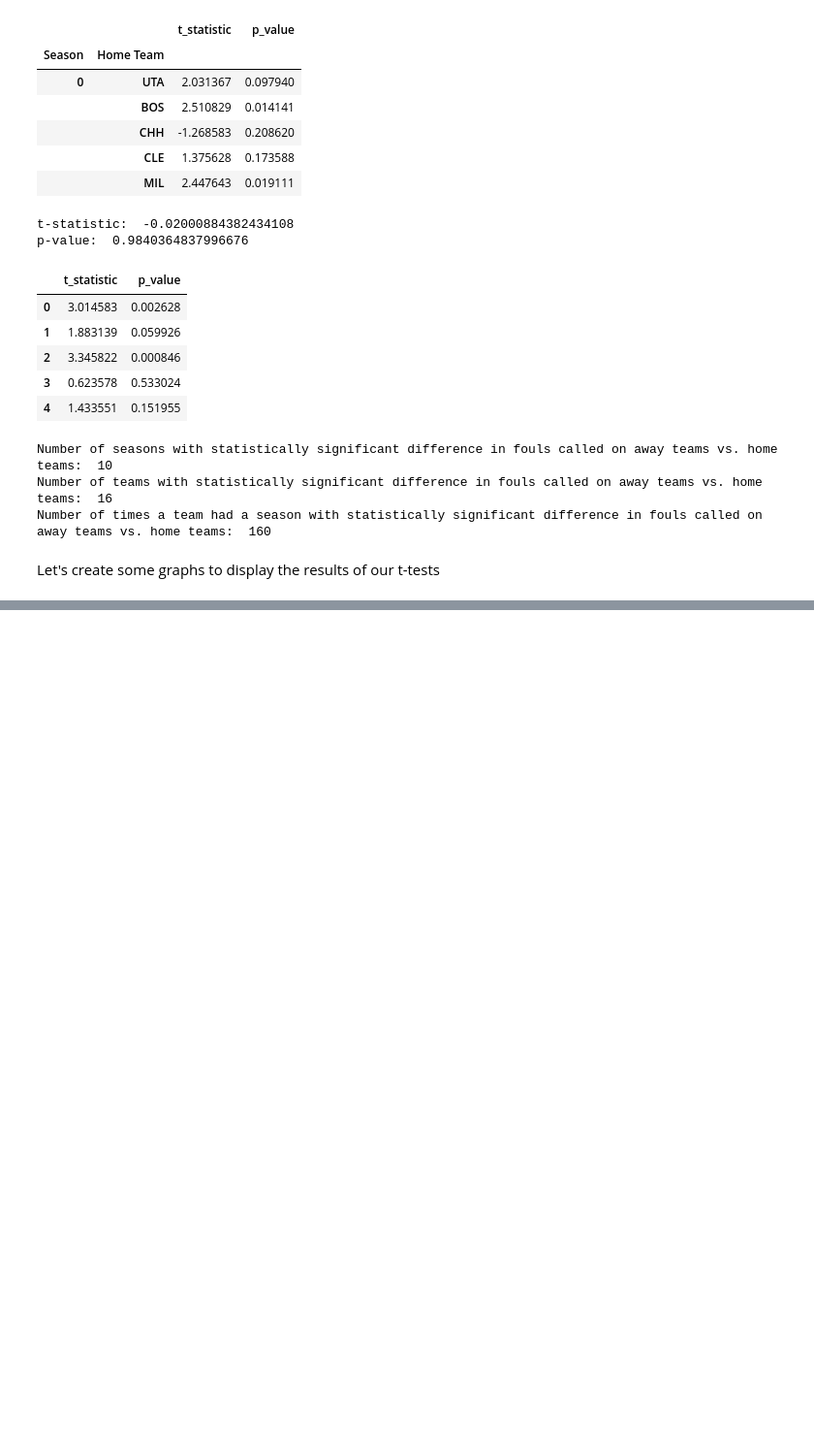
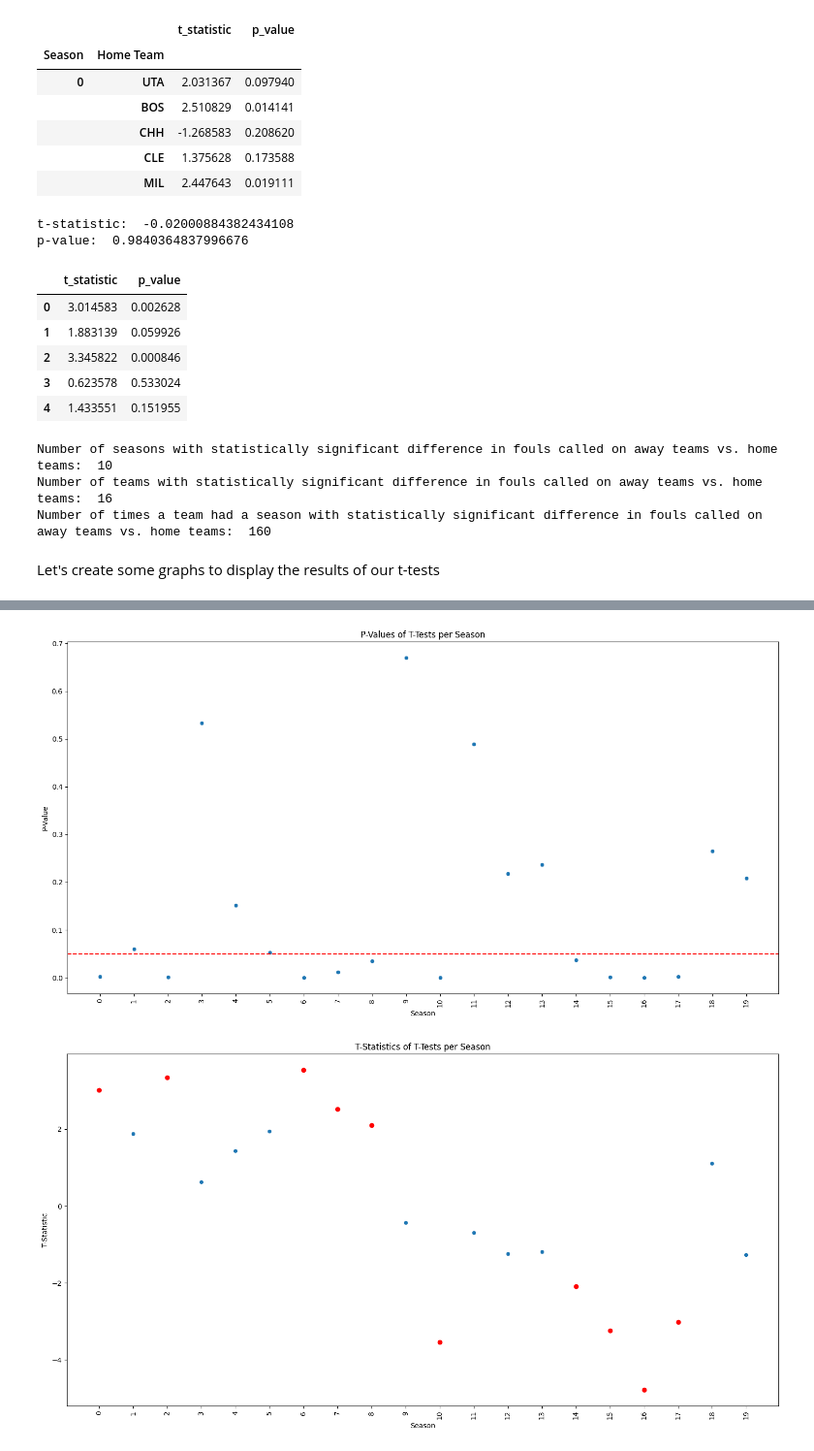
Before and after one commit to np2446/Foul-Project, a Jupyter notebook: Data_Analysis.ipynb, the cells around one changed output, grey strips where cells are left out. Shown at 97% size. Saved outputs shown, nothing was run; the diff lists cells and outputs as text; code cells hidden in the pictures; blank space fills up the shorter version.

```diff
--- a/Data_Analysis.ipynb
+++ b/Data_Analysis.ipynb
@@ -271,4 +302,36 @@ for season in unique_seasons:
 ... (28 outputs left out)
+# %%
+# reset index of the DataFrame
+
+# Plot per season
+plt.pyplot.figure(figsize=(15, 8))
+sns.scatterplot(data=season_t_test_results_df, x='index', y='p_value')
+# make x axis discrete instead of continuous
+plt.pyplot.xticks(range(len(season_t_test_results_df)), season_t_test_results_df['index'])
+plt.pyplot.axhline(0.05, color='red', linestyle='--')
+plt.pyplot.xticks(rotation=90)
+plt.pyplot.title('P-Values of T-Tests per Season')
+plt.pyplot.ylabel('P-Value')
+plt.pyplot.xlabel('Season')
+plt.pyplot.tight_layout()
+plt.pyplot.show()
+
+# Plot per season
+plt.pyplot.figure(figsize=(15, 8))
+sns.scatterplot(data=season_t_test_results_df, x='index', y='t_statistic')
+# make dots red if the team had a statistically significant difference (p value < 0.05)
+plt.pyplot.scatter(x=filtered_season_t_test_results_df.index, y=filtered_season_t_test_results_df['t_statistic'], color='red')
+
+plt.pyplot.xticks(range(len(season_t_test_results_df)), season_t_test_results_df['index'])
+plt.pyplot.xticks(rotation=90)
+plt.pyplot.title('T-Statistics of T-Tests per Season')
+plt.pyplot.ylabel('T-Statistic')
+plt.pyplot.xlabel('Season')
+plt.pyplot.tight_layout()
+plt.pyplot.show()
+# %% [output]
+[figure, added]
+[figure, added]
 # %%
 # Download the results and data as CSV files
 team_t_test_results_df.to_csv('team_t_test_resultss.csv')
```
Also changed, not shown: parts of 4 cells of this notebook.
